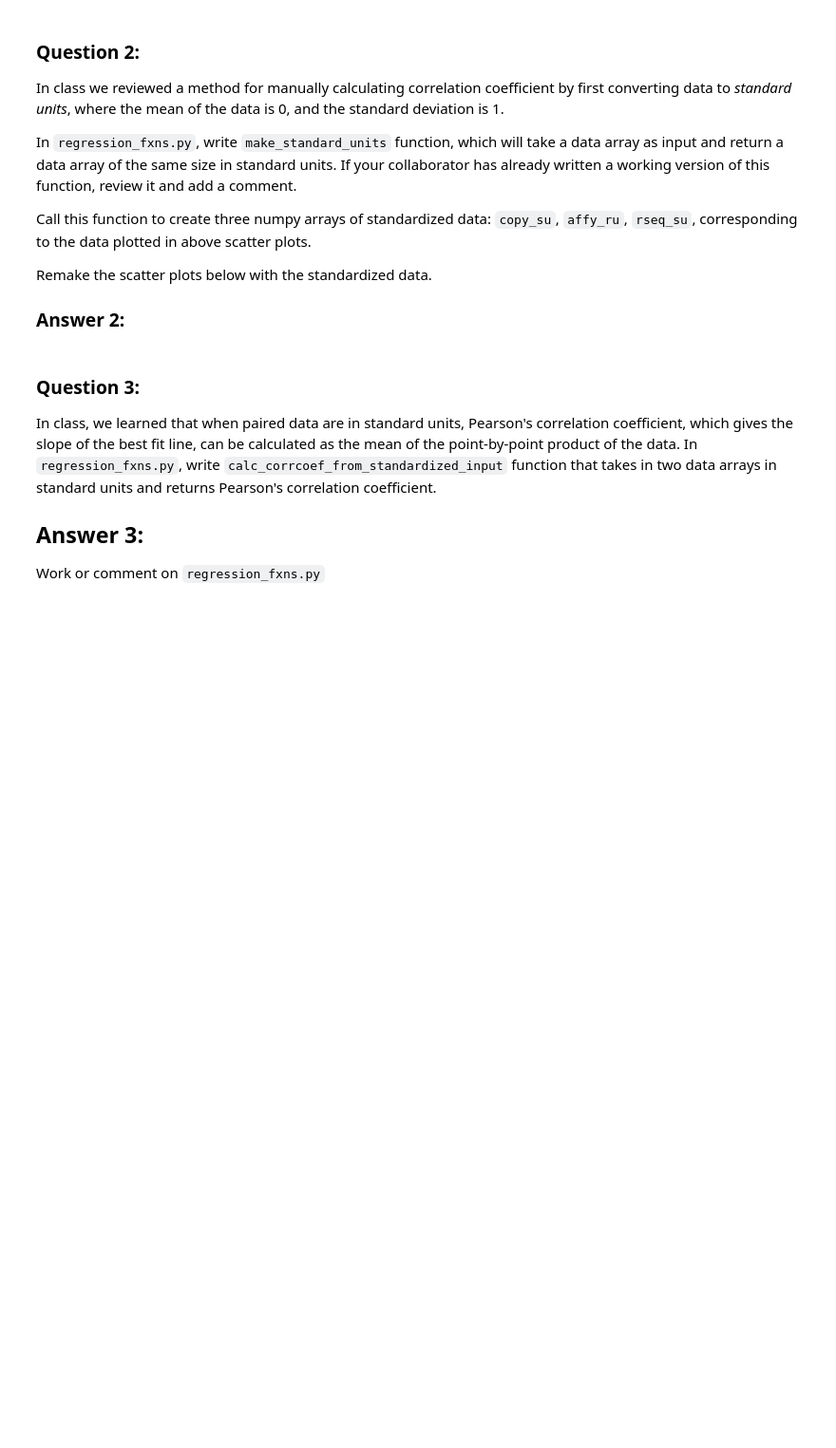
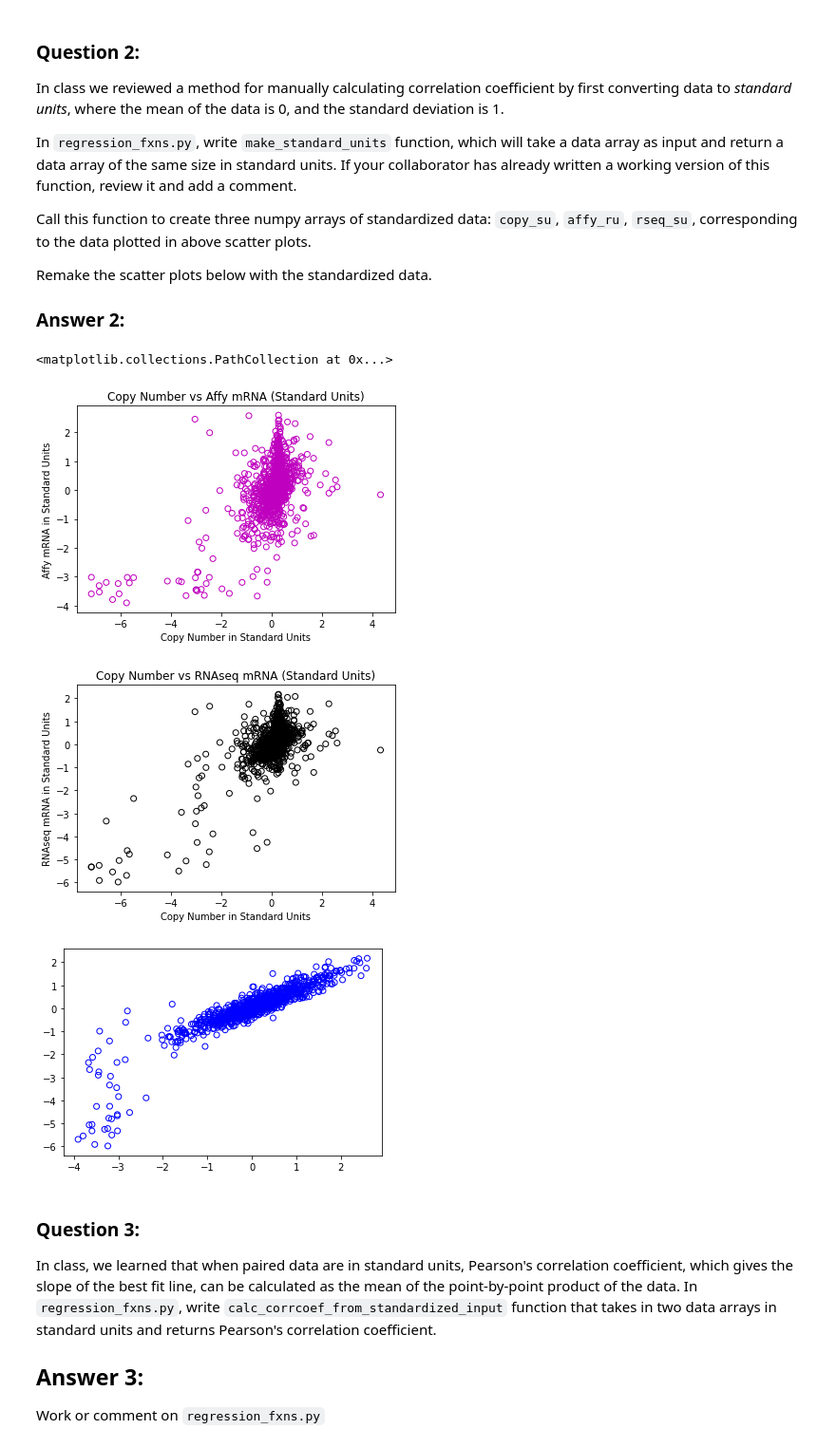
Before and after one commit to symmetricK/pten, a Jupyter notebook: hw08_alvarez.ipynb, the cells around one changed output. Shown at 95% size. Cells and saved outputs as stored; diff of their text form; code cells hidden in the pictures; blank space fills up the shorter version.

```diff
--- a/hw08_alvarez.ipynb
+++ b/hw08_alvarez.ipynb
@@ -85,3 +82,32 @@ Remake the scatter plots below with the standardized data.
+# %%
+#Answer 2:
+#Create arrays of standardized data and remake scatter plots
+copy_stdu = regression_fxns.make_standard_units(pten_df['Copy Number'])
+affy_stdu = regression_fxns.make_standard_units(pten_df['mRNA Expression (Affy)'])
+rnaseq_stdu = regression_fxns.make_standard_units(pten_df['mRNA Expression (RNAseq)'])
+
+fig=plt.figure()
+plt.scatter(copy_stdu, affy_stdu, facecolors='none', edgecolors='m')
+plt.xlabel('Copy Number in Standard Units')
+plt.ylabel('Affy mRNA in Standard Units')
+plt.title('Copy Number vs Affy mRNA (Standard Units)')
+
+fig=plt.figure()
+plt.scatter(copy_stdu, rnaseq_stdu, facecolors='none', edgecolors='k')
+plt.xlabel('Copy Number in Standard Units')
+plt.ylabel('RNAseq mRNA in Standard Units')
+plt.title('Copy Number vs RNAseq mRNA (Standard Units)')
+
+fig=plt.figure()
+plt.scatter(affy_stdu,rnaseq_stdu, facecolors='none',edgecolors='b')
+plt.xlabel('Affy mRNA in Standard Units')
+plt.ylabel('RNAseq mRNA in Standard Units ')
+plt.title('Affy mRNA vs RNAseq mRNA')
+# %% [output]
+<matplotlib.collections.PathCollection at 0x...>
+[figure, added]
+[figure, added]
+[figure, added]
 # %% [markdown]
 ### Question 3:
 In class, we learned that when paired data are in standard units, Pearson's correlation coefficient, which gives the slope of the best fit line, can be calculated as the mean of the point-by-point product of the data.
```
Also changed, not shown: parts of 1 cell of this notebook.
